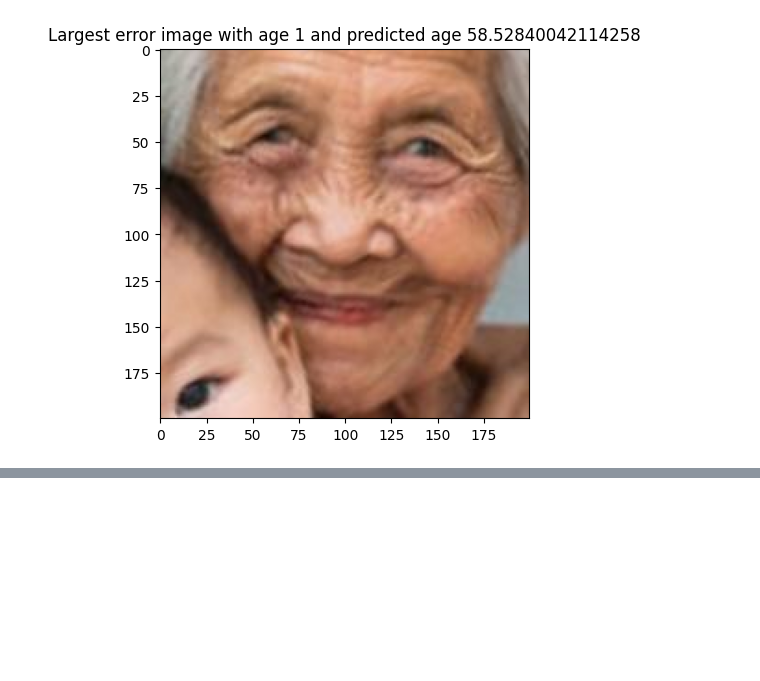
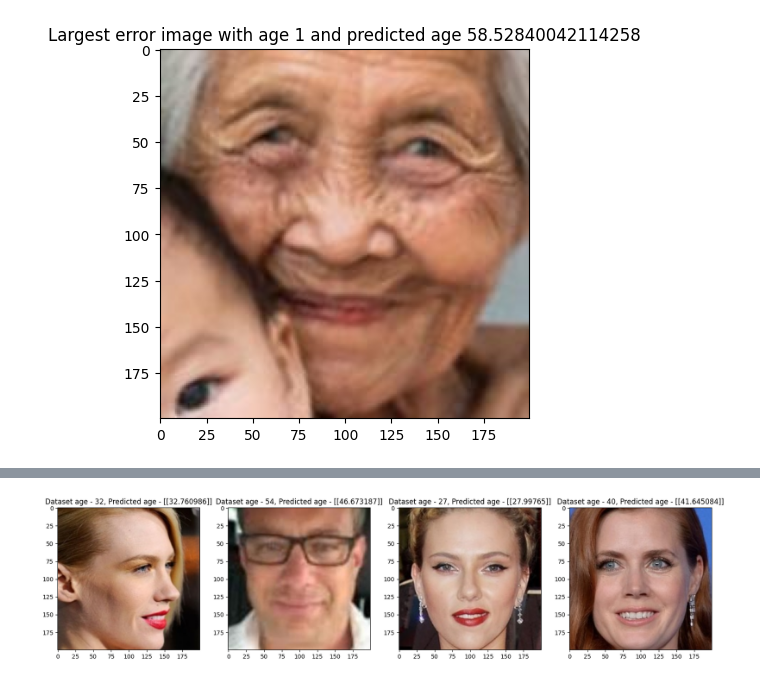
Before and after one commit to MaciejChotkowski/WzTUM, a Jupyter notebook: notebooks/regression/age-detection-notebook all images.ipynb, the cells around one changed output, grey strips where cells are left out. Drawn from its saved outputs; the diff is of its cells as text; code cells hidden in the pictures; blank space fills up the shorter version.

```diff
--- a/notebooks/regression/age-detection-notebook all images.ipynb
+++ b/notebooks/regression/age-detection-notebook all images.ipynb
@@ -283,6 +299,9 @@ agemodel.save(os.path.join('..', os.path.join('..', os.path.join('Models', os.pa
 agemodel = tf.keras.models.load_model('../../Models/age-prediction/allImages_5_5.h5', compile=False)
 opt = tf.keras.optimizers.Adam(learning_rate=0.001)
 agemodel.compile(optimizer=opt, loss='mse', metrics=['mae'])
+# %%
+# Here you can assign any dataframe you want (df must have Images and Ages columns, where Images column contains paths to images of size 200x200)
+df =
 # %%
 all_datagen = ImageDataGenerator(rescale=1./255)
 all_generator = all_datagen.flow_from_dataframe(
@@ -380,0 +354,9 @@ plt.show()
+# %%
+test_df = df.sample(frac=1).reset_index(drop=True)
+i = 0
+fix, ax = plt.subplots(ncols=4, figsize=(20,20))
+for idx in range(4):
+    img = cv2.imread(test_df['Images'].iloc[i + idx])
+    ax[idx].imshow(cv2.cvtColor(img, cv2.COLOR_BGR2RGB))
+    ax[idx].title.set_text('Dataset age - {0}, Predicted age - {1}'.format(test_df['Ages'].iloc[i + idx], agemodel.predict(cv2.cvtColor(img, cv2.COLOR_BGR2GRAY).reshape(1, 200, 200, 1) / 255)))
+# %% [output]
@@ -380,0 +367 @@ plt.show()
+[figure, added]
```
Also changed, not shown: parts of 7 cells of this notebook, 1 other file.
